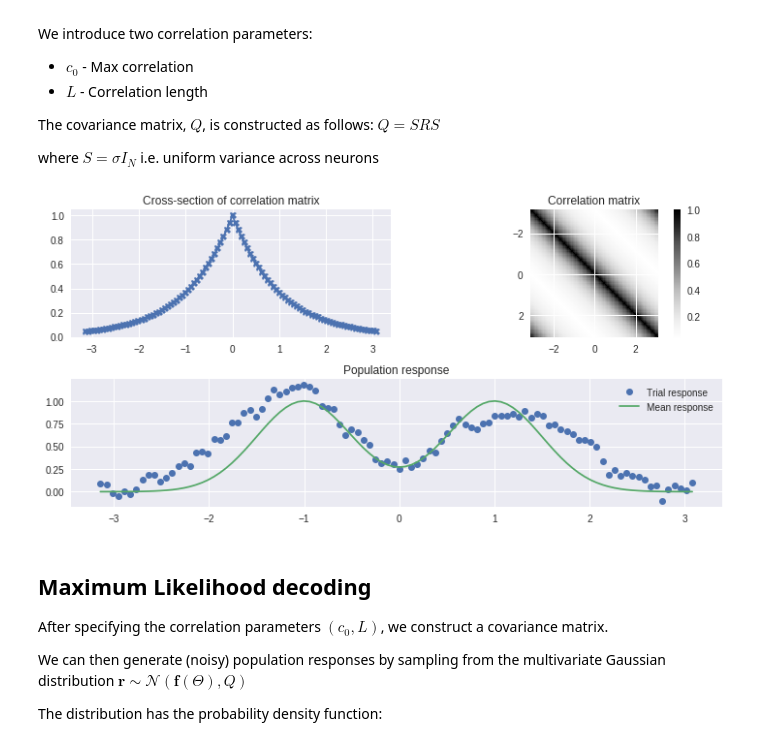
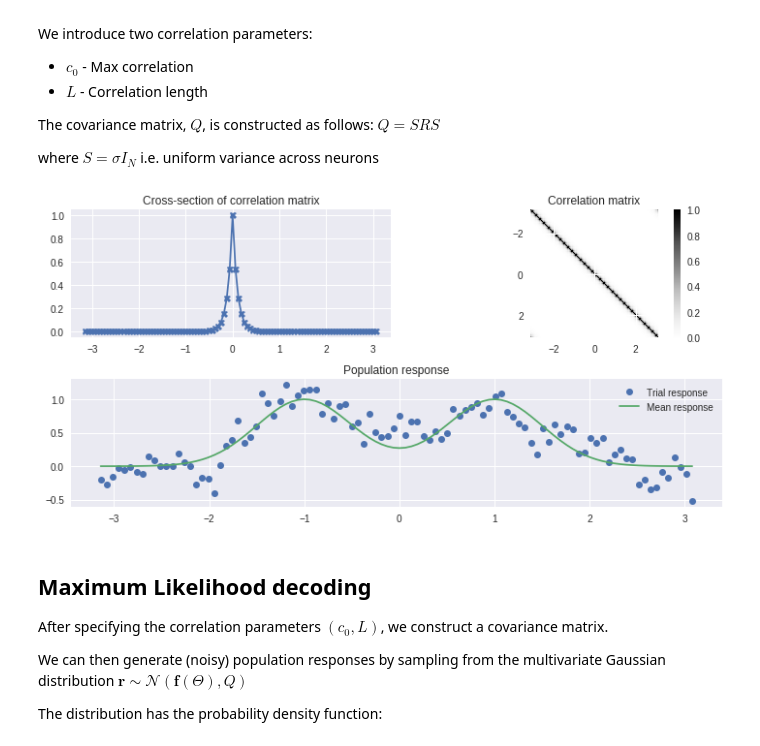
Before and after one commit to dtailor17/neural-population-codes, a Jupyter notebook: noise_correlations.ipynb, the cells around one changed output. Saved outputs shown, nothing was run; the diff lists cells and outputs as text; code cells hidden in the pictures.

```diff
--- a/noise_correlations.ipynb
+++ b/noise_correlations.ipynb
@@ -123,36 +123,36 @@ def construct_cov_matrix(max_corr=1.0, corr_length=0.5):
 # %%
 # Visualisation of correlation matrix
 max_corr = 1.0
-corr_length = 1.0
+corr_length = 0.1
 
 # Cross-section of correlation matrix
 plt.subplot(221)
 corr_mtx = construct_corr_matrix(max_corr, corr_length)
 plt.plot(PREF_STIMS, corr_mtx[50], '-X')
 plt.title('Cross-section of correlation matrix')
 
 # Correlation matrix
 plt.subplot(222)
 data_coords = [PREF_STIMS[0], PREF_STIMS[-1], PREF_STIMS[-1], PREF_STIMS[0]]
 plt.imshow(corr_mtx, cmap='Greys', extent=data_coords)
 plt.colorbar()
 plt.title('Correlation matrix')
 
 # Population response
 plt.subplot(212)
 # sample population response
 stim = 2.0
 mean_pop_res = tuning_curve_theta(PREF_STIMS, stim)
 cov_mtx = construct_cov_matrix(max_corr, corr_length)
 pop_res = np.random.multivariate_normal(mean_pop_res, cov_mtx)
 plt.plot(PREF_STIMS, pop_res, 'o', label='Trial response')
 plt.plot(PREF_STIMS, mean_pop_res, label='Mean response')
 plt.legend()
 plt.title('Population response')
 
 plt.tight_layout()
 # %% [output]
-[figure, old version]
+[figure, new version]
 # %% [markdown]
 ## Maximum Likelihood decoding
 
```
Also changed, not shown: parts of 30 cells of this notebook, 1 other file.
